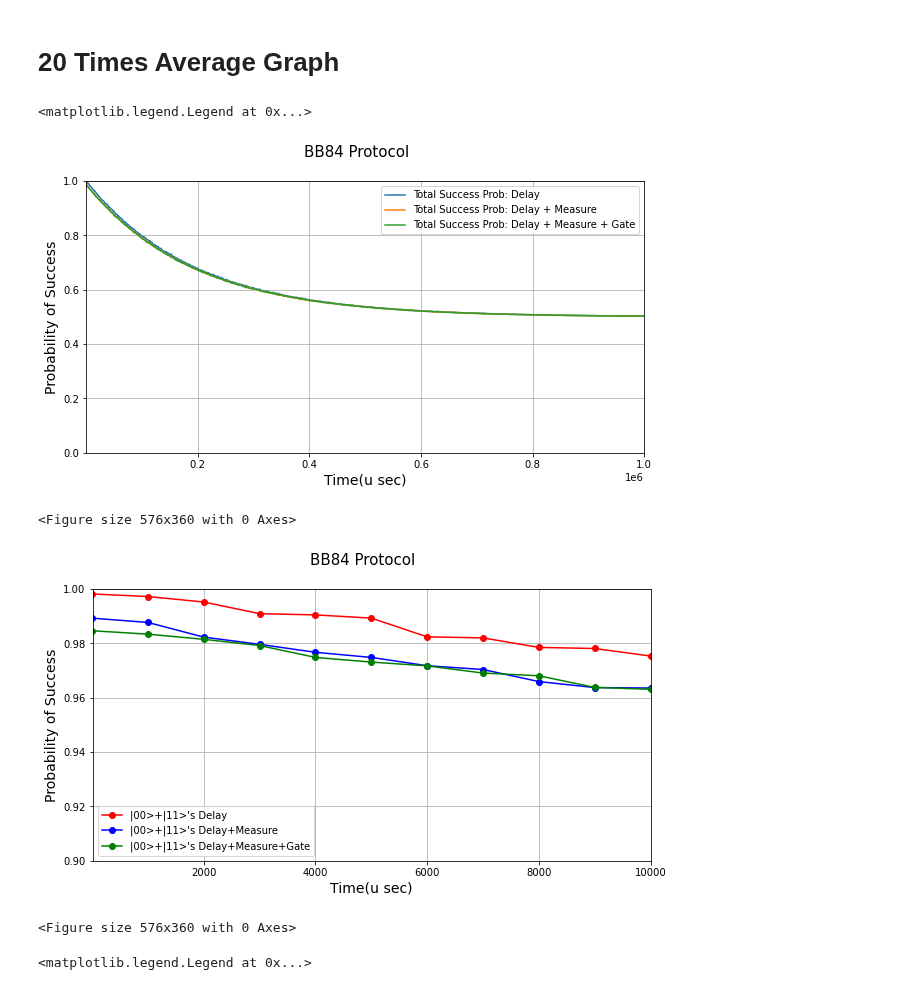
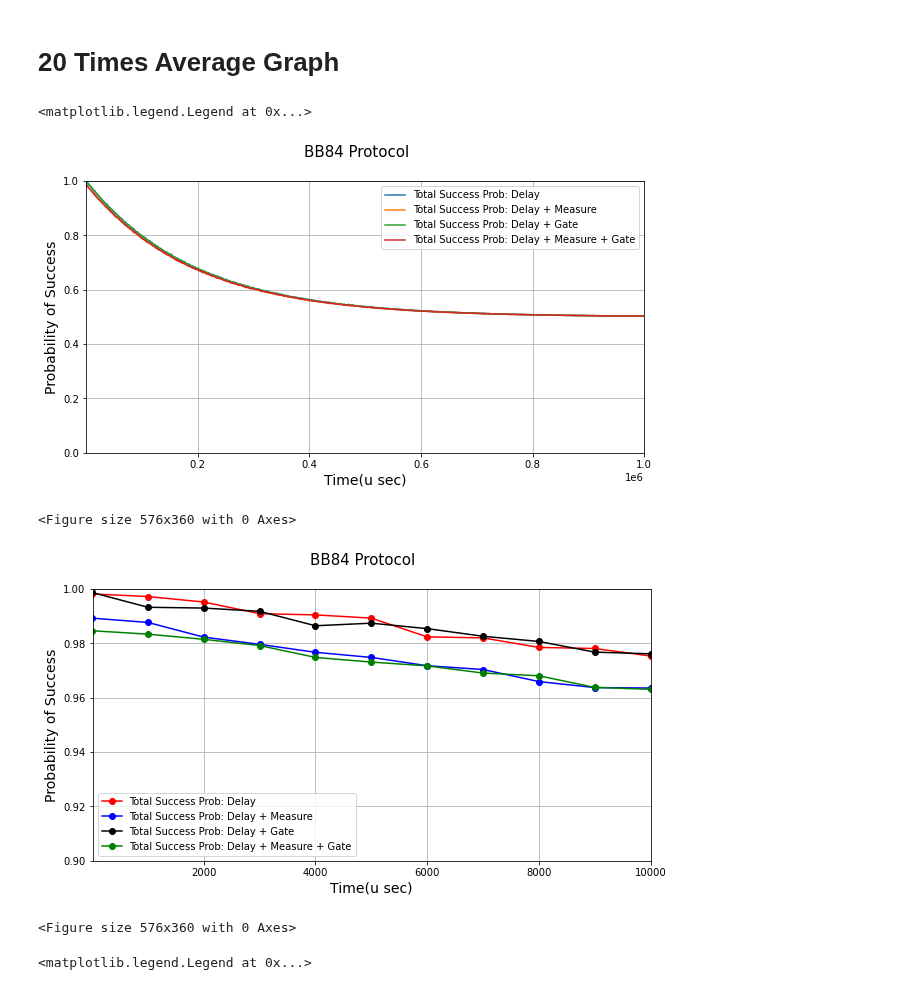
Before and after one commit to bishwajitprasadgond/Amplitude-damping-error-on-Quantum-Key-Distribution-Protocols-Effect-and-A-Probable-Bypass, a Jupyter notebook: BB84/BB84 20 time Avg Graph.ipynb, the cells around one changed output. Saved outputs shown, nothing was run; the diff lists cells and outputs as text; code cells hidden in the pictures.

```diff
--- a/BB84/BB84 20 time Avg Graph.ipynb
+++ b/BB84/BB84 20 time Avg Graph.ipynb
@@ -15,38 +17,40 @@ delay = np.arange(0,1001000,1000)
 import matplotlib.pyplot as plt
 from matplotlib.ticker import (AutoMinorLocator, MultipleLocator)
 fig, ax = plt.subplots(figsize=(10, 5))
 fig.suptitle('BB84 Protocol',fontsize=15)
 ax.set_xlim(10, 1000000)
 ax.set_ylim(0,1)
 plt.ylabel('Probability of Success',fontsize=14)
 plt.xlabel('Time(u sec)',fontsize=14)
 plt.grid()
 fig = plt.figure(figsize=(8,5))
 ax.plot(delay,success,label = "Total Success Prob: Delay ")
 ax.plot(delay,success1,label = "Total Success Prob: Delay + Measure ")
+ax.plot(delay,success3,label = "Total Success Prob: Delay + Gate")
 ax.plot(delay,success2,label = "Total Success Prob: Delay + Measure + Gate")
 ax.legend()
 
 %config InlineBackend.print_figure_kwargs={'facecolor' : "w"}
 import matplotlib.pyplot as plt
 from matplotlib.ticker import (AutoMinorLocator, MultipleLocator)
 fig, ax = plt.subplots(figsize=(10, 5))
 fig.suptitle('BB84 Protocol',fontsize=15)
 ax.set_xlim(10, 10000)
 ax.set_ylim(0.9,1)
 plt.ylabel('Probability of Success',fontsize=14)
 plt.xlabel('Time(u sec)',fontsize=14)
 plt.grid()
 fig = plt.figure(figsize=(8,5))
-ax.plot(delay,success,'ro-',label = "|00>+|11>'s Delay")
-ax.plot(delay,success1,'bo-',label = "|00>+|11>'s Delay+Measure")
-ax.plot(delay,success2,'go-',label = "|00>+|11>'s Delay+Measure+Gate")
+ax.plot(delay,success,'ro-',label = "Total Success Prob: Delay")
+ax.plot(delay,success1,'bo-',label = "Total Success Prob: Delay + Measure ")
+ax.plot(delay,success3,'ko-',label = "Total Success Prob: Delay + Gate")
+ax.plot(delay,success2,'go-',label = "Total Success Prob: Delay + Measure + Gate")
 ax.legend()
 # %% [output]
 <matplotlib.legend.Legend at 0x...>
-[figure, old version]
+[figure, new version]
 <Figure size 576x360 with 0 Axes>
-[figure, old version]
+[figure, new version]
 <Figure size 576x360 with 0 Axes>
 # %%
 %config InlineBackend.print_figure_kwargs={'facecolor' : "w"}
```
Also changed, not shown: parts of 1 cell of this notebook, 1 other file.
